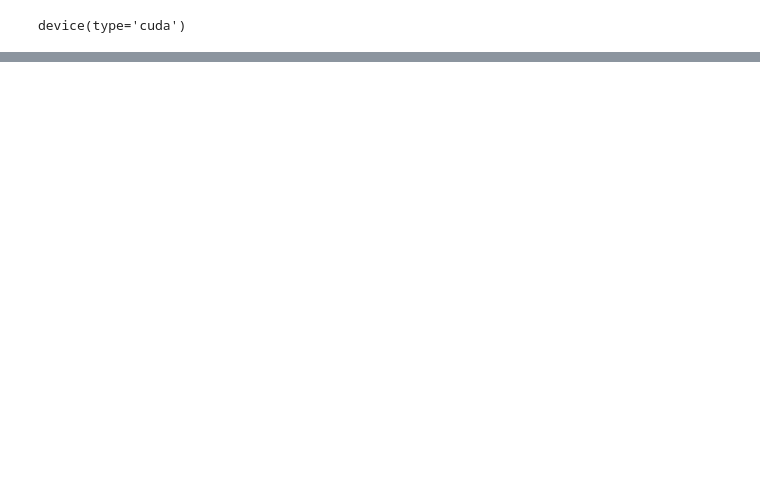
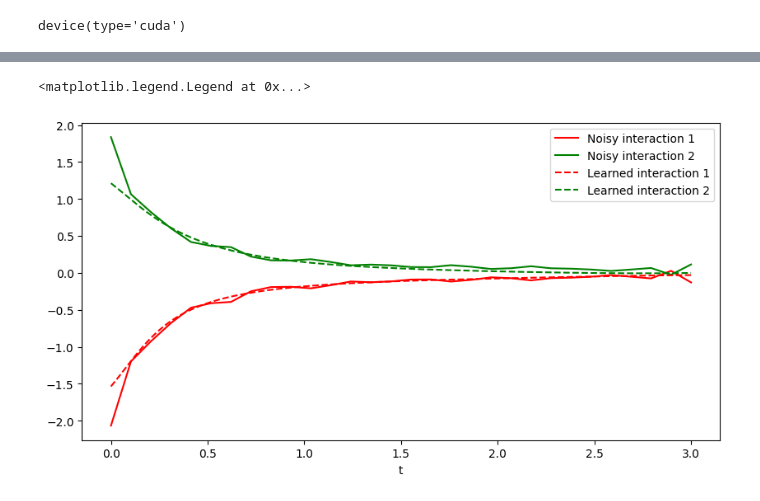
Before and after one commit to MicheleCattaneo/-Re-UPINN, a Jupyter notebook: LotkaVolterra/lotka-volterra-upinn.ipynb, the cells around one changed output, grey strips where cells are left out. Saved outputs shown, nothing was run; the diff lists cells and outputs as text; code cells hidden in the pictures; blank space fills up the shorter version.

```diff
--- a/LotkaVolterra/lotka-volterra-upinn.ipynb
+++ b/LotkaVolterra/lotka-volterra-upinn.ipynb
@@ -242,0 +336,18 @@ test_f(LV)
+# %%
+# Plot the noisy interaction
+
+fig, ax = plt.subplots(1, figsize=(10,5))
+ax.plot(np.linspace(0,3, measurements[0,:].shape[0]), -LV.beta * measurements[0,:]*measurements[1,:],
+        color='red', label='Noisy interaction 1')
+ax.plot(np.linspace(0,3, measurements[0,:].shape[0]), LV.gamma * measurements[0,:]*measurements[1,:],
+        color='green', label='Noisy interaction 2')
+ax.plot(np.linspace(0,3, f_a.shape[0]), -f_a.detach().cpu().numpy(),
+        color='red', linestyle='--', label='Learned interaction 1')
+ax.plot(np.linspace(0,3, f_b.shape[0]), -f_b.detach().cpu().numpy(),
+        color='green', linestyle='--', label='Learned interaction 2')
+ax.set_xlabel('t')
+ax.legend()
+# fig.savefig(f'./learned_vs_noisy_interaction_eps={eps}.pdf')
+# %% [output]
+<matplotlib.legend.Legend at 0x...>
+[figure, added]
```
Also changed, not shown: parts of 22 cells of this notebook.
